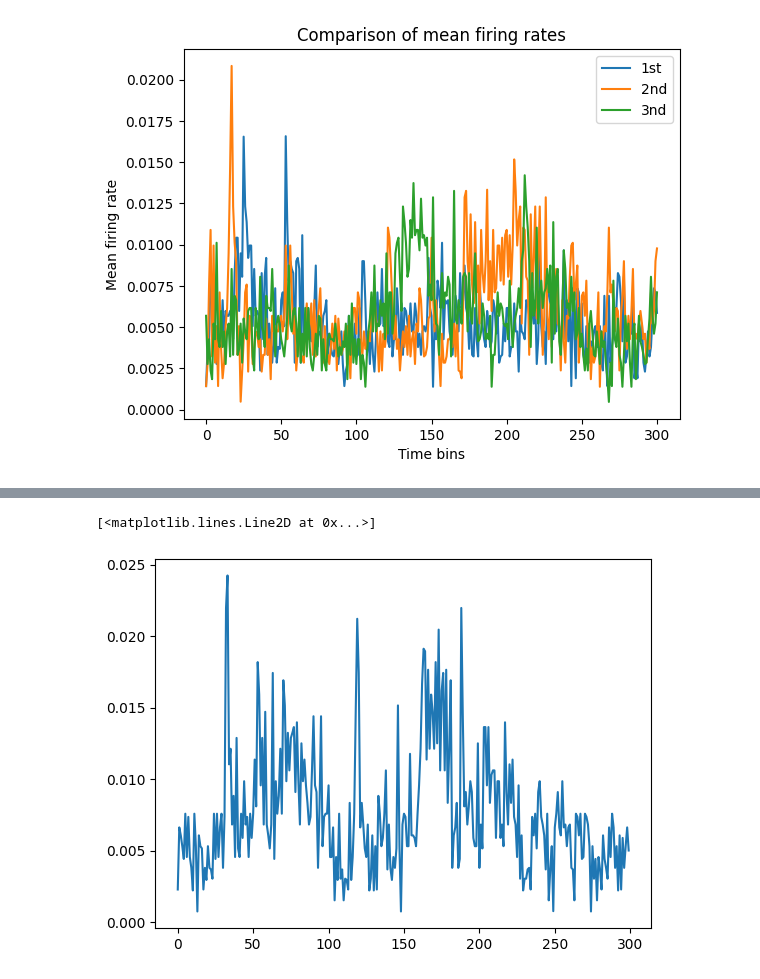
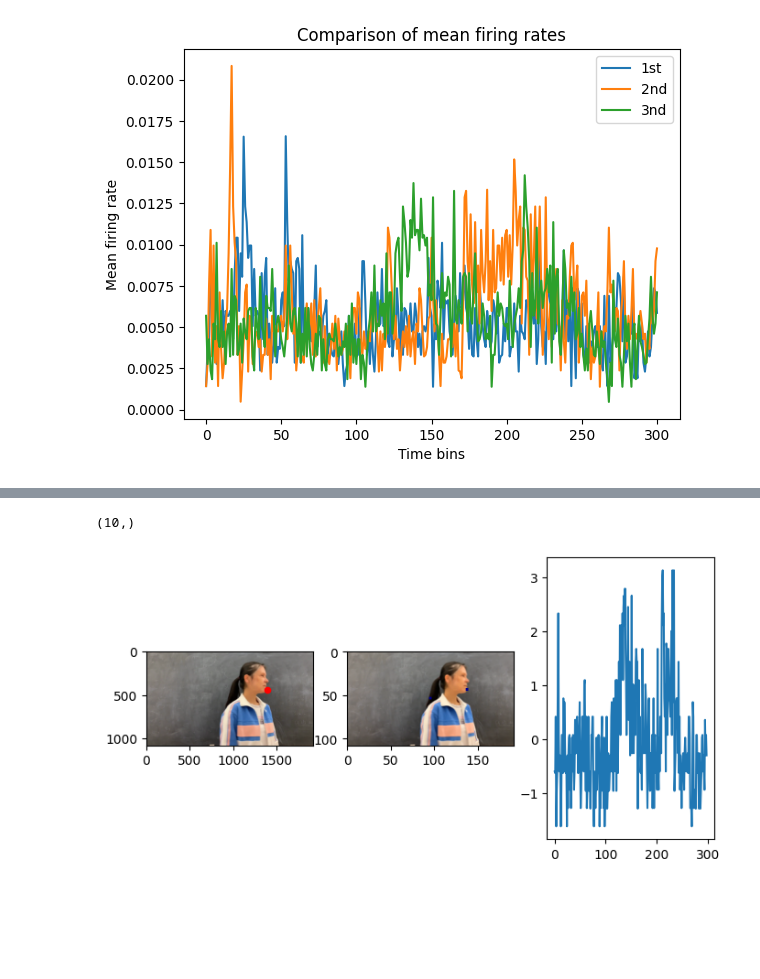
Before and after one commit to TizianoCausin01/temporal_context, a Jupyter notebook: python_scripts/scripts/load_neural_data_dev.ipynb, the cells around one changed output, grey strips where cells are left out. Drawn from its saved outputs; the diff is of its cells as text; code cells hidden in the pictures; blank space fills up the shorter version.

```diff
--- a/python_scripts/scripts/load_neural_data_dev.ipynb
+++ b/python_scripts/scripts/load_neural_data_dev.ipynb
@@ -62,0 +60,6 @@ neural, gaze = format_in_trials(file_list, len_window_firing_rate, rasters, tria
+# %%
+import pickle
+with open("/Users/tizianocausin/Desktop/neural_dict.pkl", "wb") as f:
+    pickle.dump(neural, f)
+
+np.savez("/Users/tizianocausin/Desktop/neural_dict.npz", **neural)
@@ -62,0 +73,3 @@ neural, gaze = format_in_trials(file_list, len_window_firing_rate, rasters, tria
+# %%
+with open("/Users/tizianocausin/Desktop/neural_dict.pkl", "rb") as f:
+    loaded_data = pickle.load(f)
@@ -104,5 +117,0 @@ plt.show()
-# %%
-plt.plot(np.mean(trial_firing_rate[:, :40], axis=1))
-# %% [output]
-[<matplotlib.lines.Line2D at 0x...>]
-[figure, removed]
@@ -108,0 +157,45 @@ plt.plot(np.mean(trial_firing_rate[:, :40], axis=1))
+# %%
+a = np.random.randn(10, 15)
+np.mean(a, axis=1).shape
+# %% [output]
+(10,)
+# %%
+from IPython.display import clear_output
+
+curr_file = "anna2_to_marge_10s.mp4"
+video_file = f"/Volumes/LivingstoneLab/Stimuli/faceswap_4/{curr_file}"
+ctrl_video_file = f"/Users/tizianocausin/figimages/temp/250914-depths{curr_file}.avi"
+rep = 2
+cap = cv2.VideoCapture(video_file)
+ctrl_cap = cv2.VideoCapture(ctrl_video_file)
+timestamps = []
+g = copy.deepcopy(gaze[curr_file][:,:,rep])
+n = copy.deepcopy(neural[curr_file][:40, :, rep])
+
+n_z = zscore(n[:20, :], axis=0)
+n_mean_z = zscore(np.mean(n[:20, :], axis=0))
+for i in range(g.shape[1]):
+    ret, frame = cap.read()
+    ret, ctrl_frame = ctrl_cap.read()
+    if not ret:
+        break
+    frame = cv2.cvtColor(frame, cv2.COLOR_BGR2RGB)
+    ctrl_frame = cv2.cvtColor(ctrl_frame, cv2.COLOR_BGR2RGB)
+   #frame = cv2.resize(frame, (192, 108))
+
+    # fig = plt.imshow(frame)
+    # plt.scatter(g[0, i], g[1, i], s = 50)
+    # plt.pause(1)
+    # plt.close(fig)
+    fig, ax = plt.subplots(1, 3, figsize=(8, 4))
+    ax[0].imshow(frame)
+    ax[0].scatter(g[0, i], g[1, i], s=20, c='r')
+    firing_rate_to_noise(n_mean_z[i], fs=44100, duration=0.05, play=True)
+    ax[1].imshow(ctrl_frame)
+    ax[2].plot(n_mean_z[:i])
+    plt.show()
+    plt.close(fig)
+    clear_output(wait=True)
+cap.release()
+# %% [output]
+[figure, added]
```
Also changed, not shown: parts of 10 cells of this notebook, 2 other files.
